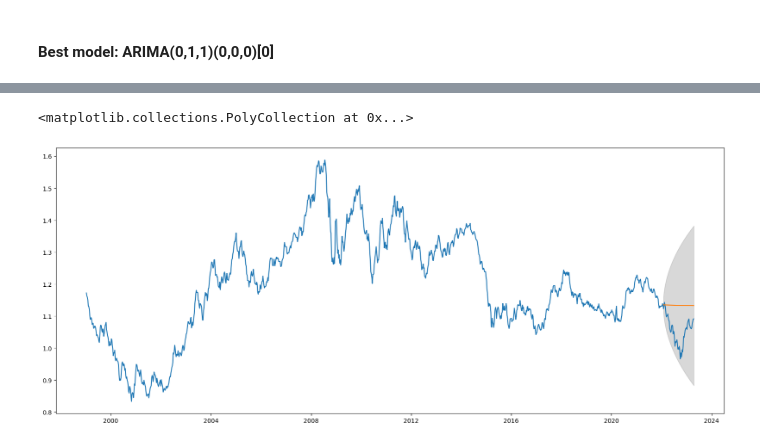
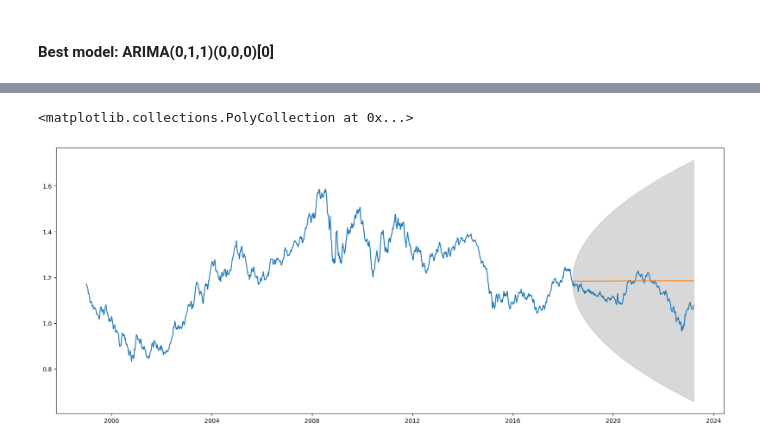
Before and after one commit to Eun-Young-lee/exchange-rate-prediction, a Jupyter notebook: Exchange-rate-prediction.ipynb, the cells around one changed output, grey strips where cells are left out. Cells and saved outputs as stored; diff of their text form; code cells hidden in the pictures.

```diff
--- a/Exchange-rate-prediction.ipynb
+++ b/Exchange-rate-prediction.ipynb
@@ -151,6 +177,3 @@ The statistical properties over time frame have to be constant and autocovarianc
 ### Resample the data
 
 Daily data for time series usually contains too much variation. Therefore, each series will be resampled by week. This resampled time series will be used to predict the exchange rate against the EUR.
-# %%
-# to resample the index of exchange df must be in date time
-df5.set_index('Date', inplace=True)
@@ -163,10 +183,7 @@ Apply it on stock open price 'W' indicates week <br>
 Find the mean exchange rate of each week <br>
 For each week over the period
 # %%
-for i in range(len(df5_list)):
-
-    week_series = df5[df5_list[i]].resample('W').mean()
-    df5_weekly[df5_list[i]] = week_series.values
-    if i == len(df5_list) - 1:
-        df5_weekly['Date'] = week_series.index
-        df5_weekly.set_index('Date', inplace=True)
+weekly= pd.DataFrame()
+weekly = df5.set_index('Date').resample('W', label='left').mean()  # label left for start date
+pd.date_range(start='1999-01-03', end='2023-03-19', freq='W').difference(weekly.index)
+weekly
@@ -277,0 +340,8 @@ train_data, test_data = train_test_split(df_usd, test_size=0.05, shuffle=False)
+# %%
+df_usd=weekly['USD']
+# %%
+train_data, test_data = train_test_split(df_usd, test_size=0.2, shuffle=False)
+
+plt.figure(figsize=(10, 4))
+plt.plot(train_data)
+plt.plot(test_data)
@@ -428,14 +498,14 @@ cf= pd.DataFrame(confint)
 # %%
 prediction_series = pd.Series(prediction,index=test_data.index)
 fig, ax = plt.subplots(1, 1, figsize=(20, 8))
-ax.plot(df5_weekly['USD'])
+ax.plot(weekly['USD'])
 ax.plot(prediction_series)
 ax.fill_between(prediction_series.index,
                 cf[0],
                 cf[1],color='grey',alpha=.3)
 # %% [output]
 <matplotlib.collections.PolyCollection at 0x...>
-[figure, old version]
+[figure, new version]
 # %%
 prediction_series.index[0]
 # %% [output]
```
Also changed, not shown: parts of 39 cells of this notebook, 5 other files.
